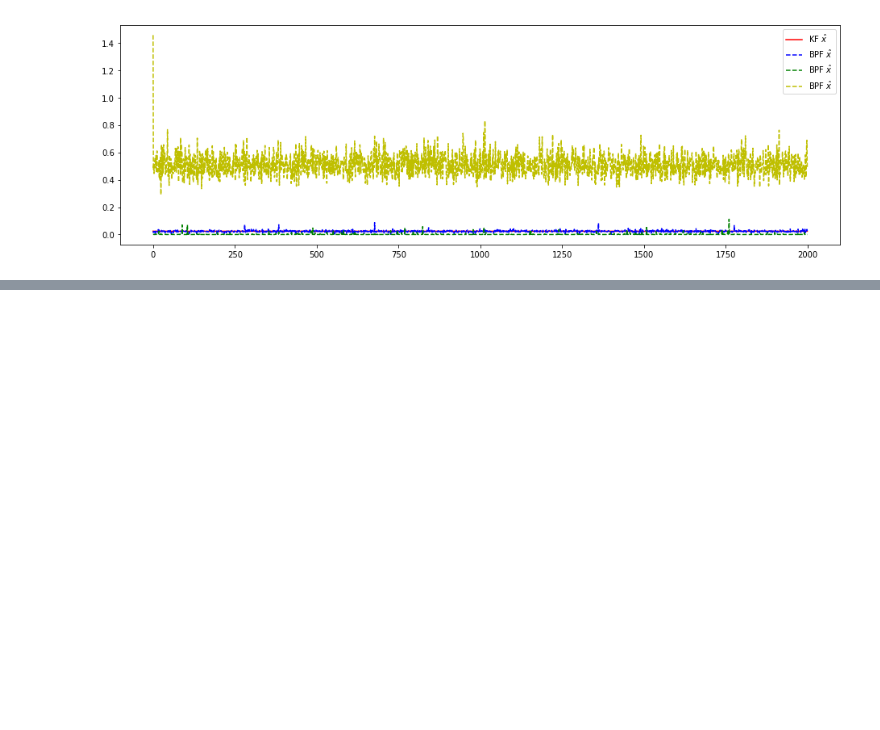
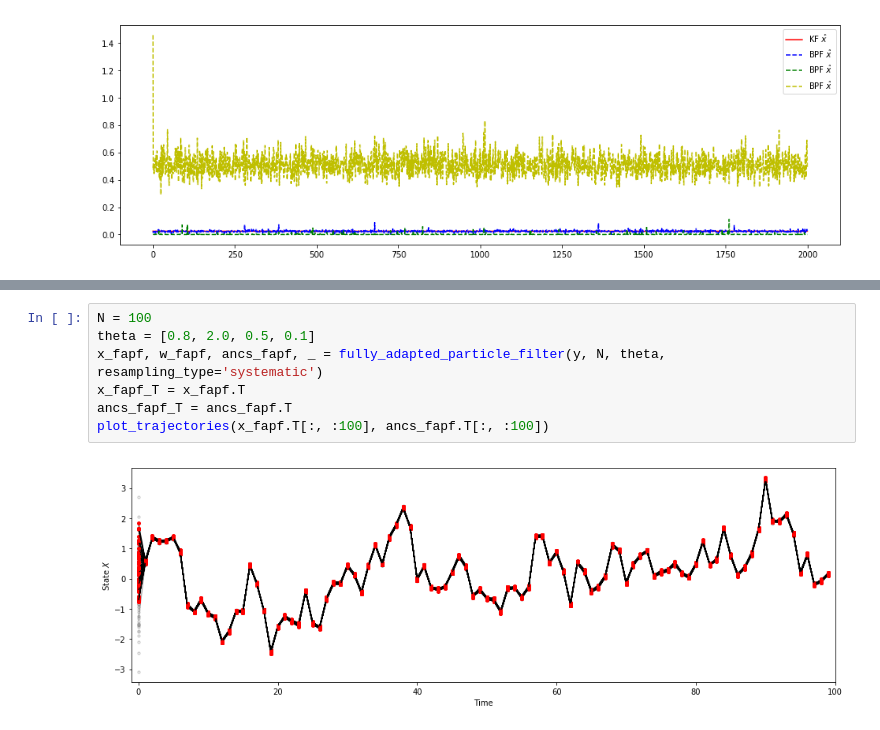
Before and after one commit to marcusklasson/smc_methods, a Jupyter notebook: homework/h2.ipynb, the cells around one changed output, grey strips where cells are left out. Drawn from its saved outputs; the diff is of its cells as text; blank space fills up the shorter version.

```diff
--- a/homework/h2.ipynb
+++ b/homework/h2.ipynb
@@ -154,0 +370,9 @@ plt.show()
+# %%
+N = 100
+theta = [0.8, 2.0, 0.5, 0.1]
+x_fapf, w_fapf, ancs_fapf, _ = fully_adapted_particle_filter(y, N, theta, resampling_type='systematic')
+x_fapf_T = x_fapf.T
+ancs_fapf_T = ancs_fapf.T
+plot_trajectories(x_fapf.T[:, :100], ancs_fapf.T[:, :100])
+# %% [output]
+[figure, added]
```
Also changed, not shown: parts of 10 cells of this notebook.
